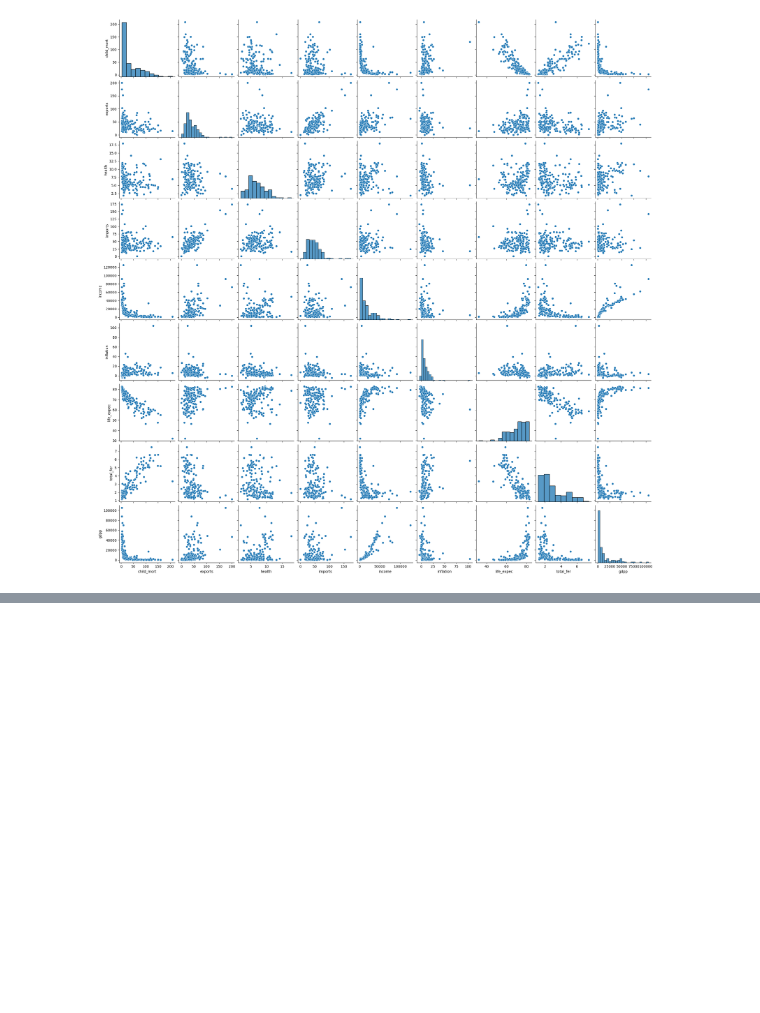
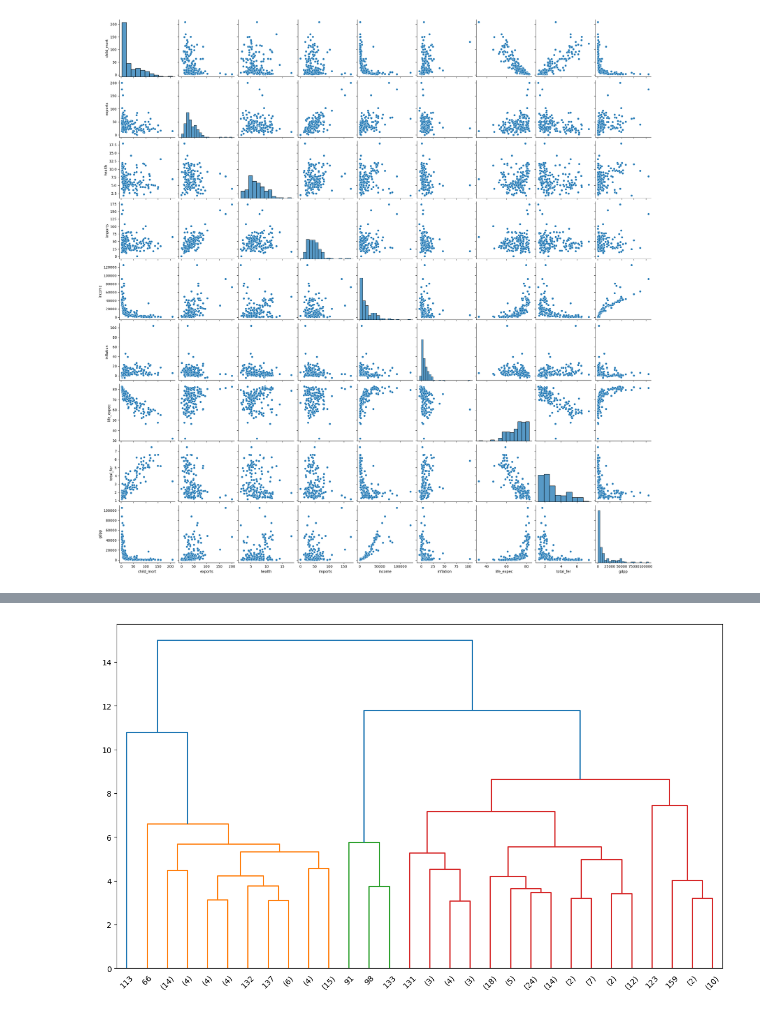
Before and after one commit to Dhonrian/pos_ifnet, a Jupyter notebook: 25E4_2/clusterizacao.ipynb, the cells around one changed output, grey strips where cells are left out. Saved outputs shown, nothing was run; the diff lists cells and outputs as text; code cells hidden in the pictures; blank space fills up the shorter version.

```diff
--- a/25E4_2/clusterizacao.ipynb
+++ b/25E4_2/clusterizacao.ipynb
@@ -68,0 +114,8 @@ sns.pairplot(df)
+# %%
+single_linkage = hierarchy.linkage(X, method='complete', metric='euclidean')
+# %%
+fig, ax = plt.subplots(figsize=(14, 8))
+hierarchy.dendrogram(single_linkage, distance_sort=True, show_leaf_counts=True, truncate_mode='lastp')
+plt.show()
+# %% [output]
+[figure, added]
```
Also changed, not shown: parts of 7 cells of this notebook.
